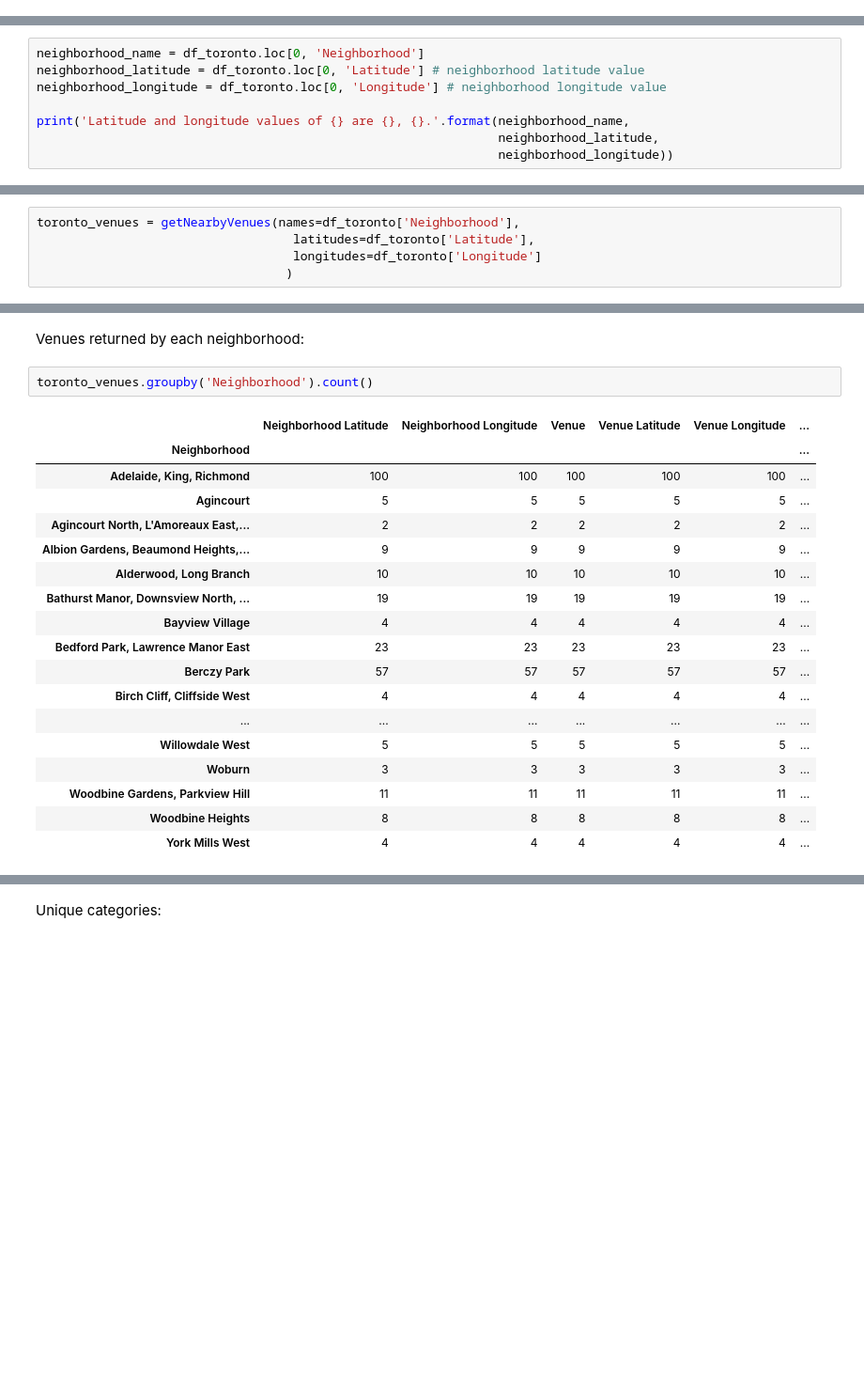
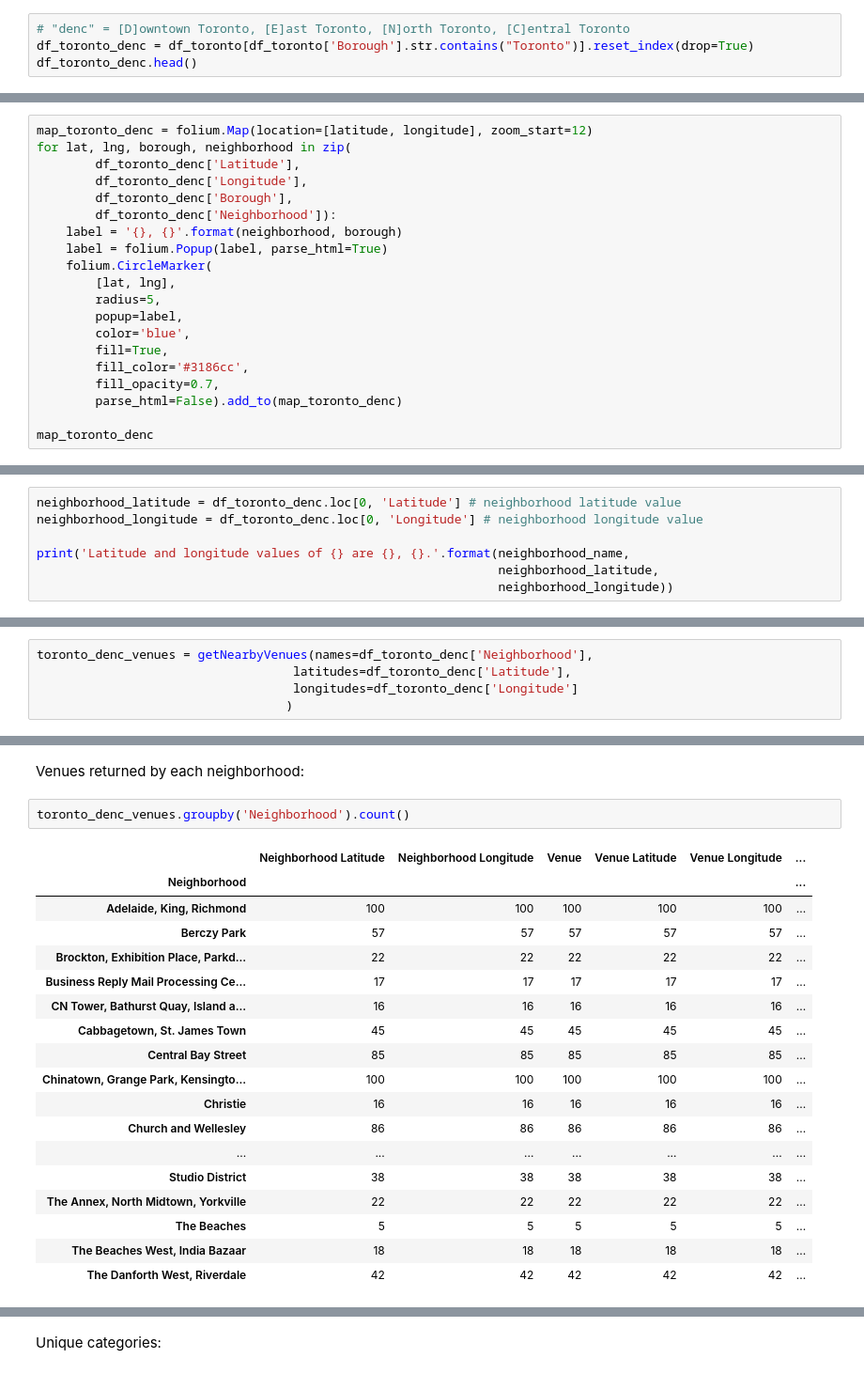
Before and after one commit to unikorn74/capstone, a Jupyter notebook: Kmeans-Clustering-Assignment.ipynb, the cells around one changed output, grey strips where cells are left out. Shown at 94% size. Drawn from its saved outputs; the diff is of its cells as text; blank space fills up the shorter version.

Commit message:
Published from Watson Studio.

```diff
--- a/Kmeans-Clustering-Assignment.ipynb
+++ b/Kmeans-Clustering-Assignment.ipynb
@@ -165,0 +168,4 @@ map_toronto
+# %%
+# "denc" = [D]owntown Toronto, [E]ast Toronto, [N]orth Toronto, [C]entral Toronto
+df_toronto_denc = df_toronto[df_toronto['Borough'].str.contains("Toronto")].reset_index(drop=True)
+df_toronto_denc.head()
@@ -165,0 +179,20 @@ map_toronto
+# %%
+map_toronto_denc = folium.Map(location=[latitude, longitude], zoom_start=12)
+for lat, lng, borough, neighborhood in zip(
+        df_toronto_denc['Latitude'],
+        df_toronto_denc['Longitude'],
+        df_toronto_denc['Borough'],
+        df_toronto_denc['Neighborhood']):
+    label = '{}, {}'.format(neighborhood, borough)
+    label = folium.Popup(label, parse_html=True)
+    folium.CircleMarker(
+        [lat, lng],
+        radius=5,
+        popup=label,
+        color='blue',
+        fill=True,
+        fill_color='#3186cc',
+        fill_opacity=0.7,
+        parse_html=False).add_to(map_toronto_denc)
+
+map_toronto_denc
@@ -179,9 +219,8 @@ Version:  20180605
 # %% [markdown]
 Get the neighborhood's latitude and longitude values:
 # %%
-neighborhood_name = df_toronto.loc[0, 'Neighborhood']
-neighborhood_latitude = df_toronto.loc[0, 'Latitude'] # neighborhood latitude value
-neighborhood_longitude = df_toronto.loc[0, 'Longitude'] # neighborhood longitude value
+neighborhood_latitude = df_toronto_denc.loc[0, 'Latitude'] # neighborhood latitude value
+neighborhood_longitude = df_toronto_denc.loc[0, 'Longitude'] # neighborhood longitude value
 
 print('Latitude and longitude values of {} are {}, {}.'.format(neighborhood_name,
                                                                neighborhood_latitude,
@@ -283,8 +325,8 @@ def getNearbyVenues(names, latitudes, longitudes, radius=500):
 # %% [markdown]
 Write the code to get the dataframe on venue:
 # %%
-toronto_venues = getNearbyVenues(names=df_toronto['Neighborhood'],
-                                   latitudes=df_toronto['Latitude'],
-                                   longitudes=df_toronto['Longitude']
+toronto_denc_venues = getNearbyVenues(names=df_toronto_denc['Neighborhood'],
+                                   latitudes=df_toronto_denc['Latitude'],
+                                   longitudes=df_toronto_denc['Longitude']
                                   )
 # %%
@@ -299,23 +341,23 @@ toronto_venues.head()
 # %% [markdown]
 Venues returned by each neighborhood:
 # %%
-toronto_venues.groupby('Neighborhood').count()
+toronto_denc_venues.groupby('Neighborhood').count()
 # %% [output]
 |  | Neighborhood Latitude | Neighborhood Longitude | Venue | Venue Latitude | Venue Longitude | ... |
 | Neighborhood |  |  |  |  |  | ... |
 | Adelaide, King, Richmond | 100 | 100 | 100 | 100 | 100 | ... |
-| Agincourt | 5 | 5 | 5 | 5 | 5 | ... |
-| Agincourt North, L'Amoreaux East,... | 2 | 2 | 2 | 2 | 2 | ... |
-| Albion Gardens, Beaumond Heights,... | 9 | 9 | 9 | 9 | 9 | ... |
-| Alderwood, Long Branch | 10 | 10 | 10 | 10 | 10 | ... |
-| Bathurst Manor, Downsview North, ... | 19 | 19 | 19 | 19 | 19 | ... |
-| Bayview Village | 4 | 4 | 4 | 4 | 4 | ... |
-| Bedford Park, Lawrence Manor East | 23 | 23 | 23 | 23 | 23 | ... |
 | Berczy Park | 57 | 57 | 57 | 57 | 57 | ... |
-| Birch Cliff, Cliffside West | 4 | 4 | 4 | 4 | 4 | ... |
+| Brockton, Exhibition Place, Parkd... | 22 | 22 | 22 | 22 | 22 | ... |
+| Business Reply Mail Processing Ce... | 17 | 17 | 17 | 17 | 17 | ... |
+| CN Tower, Bathurst Quay, Island a... | 16 | 16 | 16 | 16 | 16 | ... |
+| Cabbagetown, St. James Town | 45 | 45 | 45 | 45 | 45 | ... |
+| Central Bay Street | 85 | 85 | 85 | 85 | 85 | ... |
+| Chinatown, Grange Park, Kensingto... | 100 | 100 | 100 | 100 | 100 | ... |
+| Christie | 16 | 16 | 16 | 16 | 16 | ... |
+| Church and Wellesley | 86 | 86 | 86 | 86 | 86 | ... |
 | ... | ... | ... | ... | ... | ... | ... |
-| Willowdale West | 5 | 5 | 5 | 5 | 5 | ... |
-| Woburn | 3 | 3 | 3 | 3 | 3 | ... |
-| Woodbine Gardens, Parkview Hill | 11 | 11 | 11 | 11 | 11 | ... |
-| Woodbine Heights | 8 | 8 | 8 | 8 | 8 | ... |
-| York Mills West | 4 | 4 | 4 | 4 | 4 | ... |
+| Studio District | 38 | 38 | 38 | 38 | 38 | ... |
+| The Annex, North Midtown, Yorkville | 22 | 22 | 22 | 22 | 22 | ... |
+| The Beaches | 5 | 5 | 5 | 5 | 5 | ... |
+| The Beaches West, India Bazaar | 18 | 18 | 18 | 18 | 18 | ... |
+| The Danforth West, Riverdale | 42 | 42 | 42 | 42 | 42 | ... |
```
Also changed, not shown: parts of 23 cells of this notebook.
